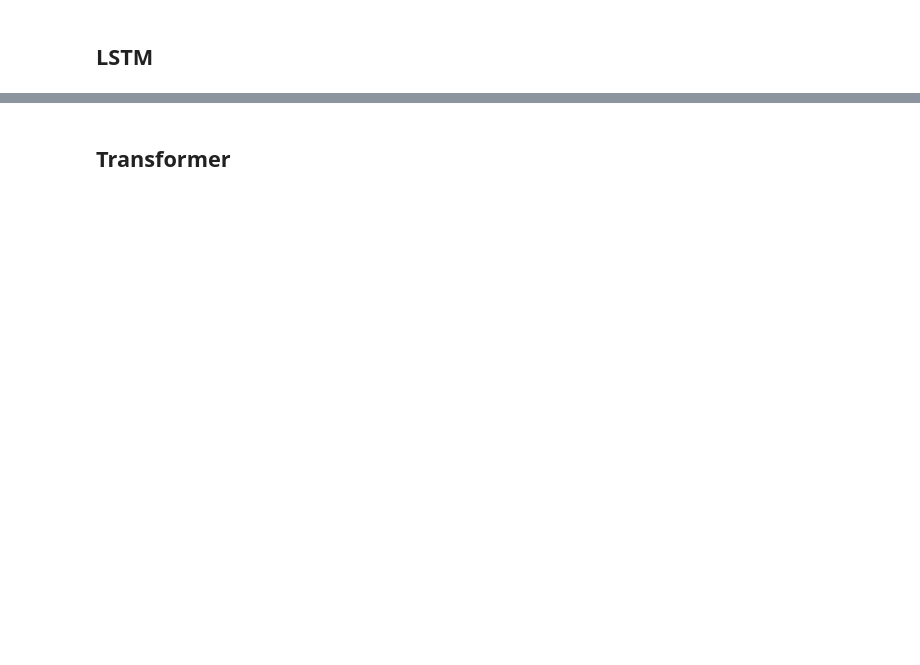
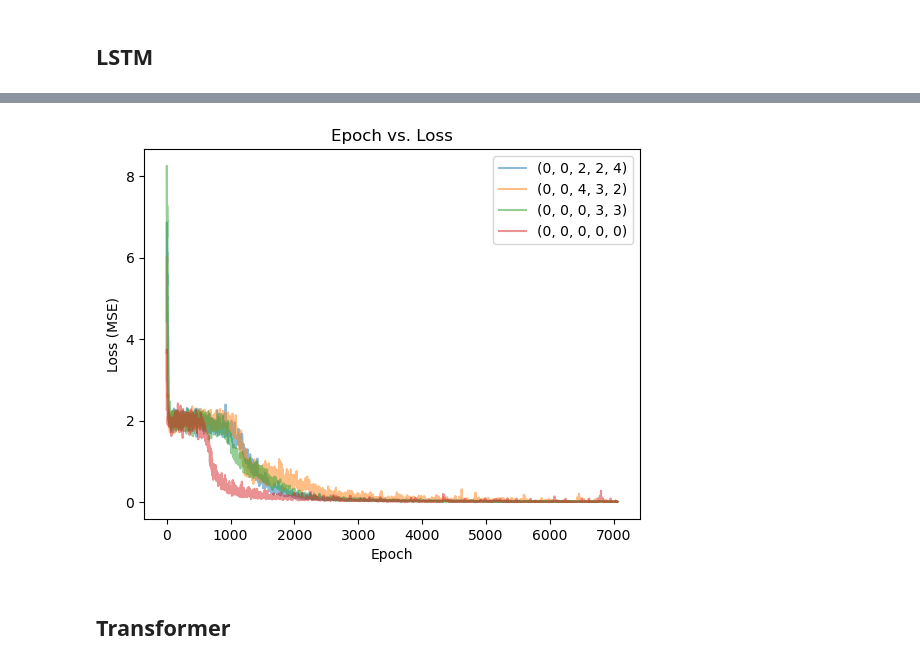
Before and after one commit to cutterdawes/BaseAddition, a Jupyter notebook: ml/ml.ipynb, the cells around one changed output, grey strips where cells are left out. Cells and saved outputs as stored; diff of their text form; code cells hidden in the pictures; blank space fills up the shorter version.

Commit message:
Compare loss convergence of LSTM trained on different carry tables

```diff
--- a/ml/ml.ipynb
+++ b/ml/ml.ipynb
@@ -28,6 +21,0 @@ batch_size = 16
-# %%
-# Get indices of training and testing data
-split = 0.9
-N = b**depth
-ids = random.sample(range(N), math.ceil(split * N))
-heldout_ids = set(range(N)) - set(ids)
@@ -152,0 +138,5 @@ Accuracy on testing set: 1.0000
+# %%
+def smooth(losses, size=10):
+    kernel = np.ones(size) / size
+    smoothed_losses = np.convolve(losses, kernel, mode='same')
+    return smoothed_losses
@@ -152,0 +157,31 @@ Accuracy on testing set: 1.0000
+# %%
+# Specify base, depth, and batch size
+b = 5
+depth = 3
+batch_size = 16
+
+# Get carry tables for base
+with open('../pickles/all_tables.pickle', 'rb') as f:
+    all_tables = pickle.load(f)
+tables = all_tables[b]
+
+# Train model for each table
+all_losses = {}
+for c, table in tables.items():
+
+    # Get dataloaders
+    training_dataloader, testing_dataloader = prepare_data(b, depth, table, batch_size=batch_size)
+
+    # Initialize model
+    model = LSTMModel(b, b, 2)
+
+    # Define criterion and optimizer
+    criterion = Loss()
+    optimizer = torch.optim.Adam(model.parameters(), lr=0.01)
+
+    # Train and test model
+    losses = train(model, training_dataloader, print_losses=False)
+    print(c)
+    test(model, testing_dataloader, print_accuracy=True)
+    print()
+    all_losses[c] = losses
@@ -153,2 +200,7 @@ Accuracy on testing set: 1.0000
+# %%
+# Plot losses
+plot_loss(all_losses, size=4)
+# %% [output]
+[figure, added]
 # %% [markdown]
 ## Transformer
```
Also changed, not shown: parts of 15 cells of this notebook.
